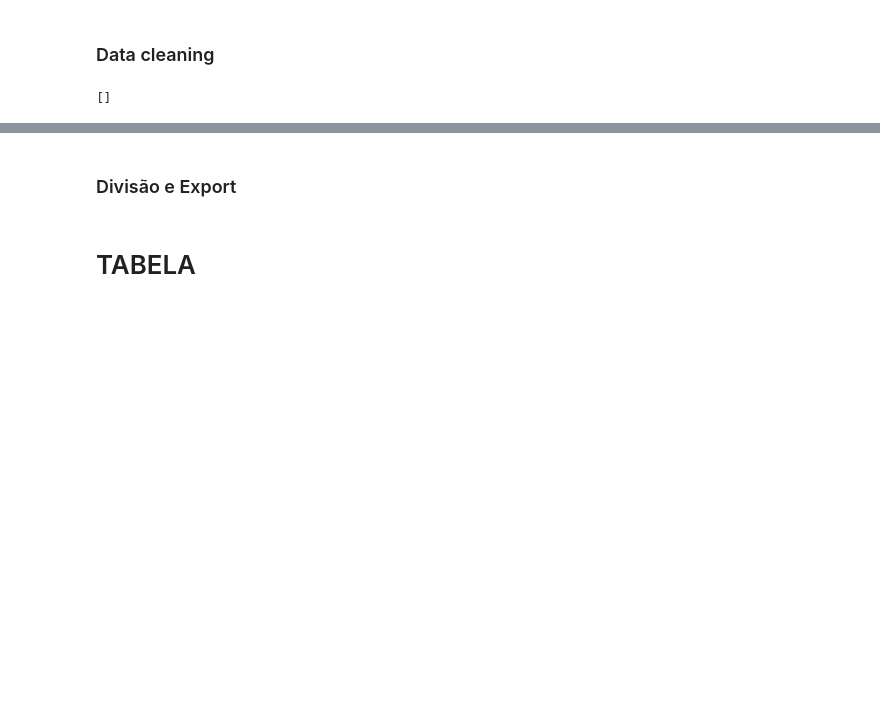
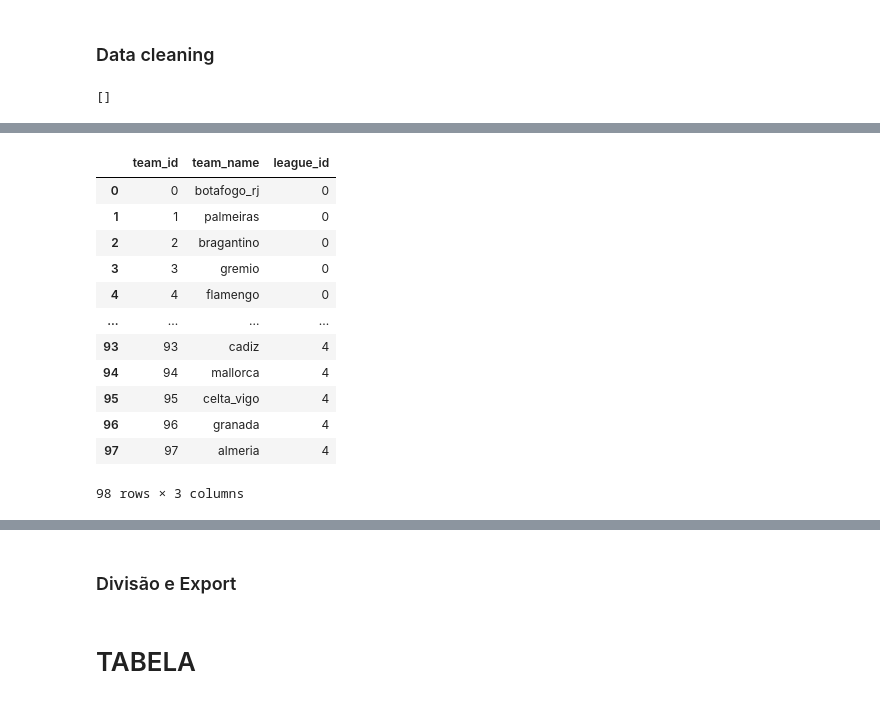
Before and after one commit to salvnetto/GOALS, a Jupyter notebook: scraper/data_cleaning.ipynb, the cells around one changed output, grey strips where cells are left out. Saved outputs shown, nothing was run; the diff lists cells and outputs as text; code cells hidden in the pictures; blank space fills up the shorter version.

```diff
--- a/scraper/data_cleaning.ipynb
+++ b/scraper/data_cleaning.ipynb
@@ -92,0 +153,16 @@ historico.rename(columns={'index': 'game_id'}, inplace=True)
+# %%
+teams_id
+# %% [output]
+|  | team_id | team_name | league_id |
+| 0 | 0 | botafogo_rj | 0 |
+| 1 | 1 | palmeiras | 0 |
+| 2 | 2 | bragantino | 0 |
+| 3 | 3 | gremio | 0 |
+| 4 | 4 | flamengo | 0 |
+| ... | ... | ... | ... |
+| 93 | 93 | cadiz | 4 |
+| 94 | 94 | mallorca | 4 |
+| 95 | 95 | celta_vigo | 4 |
+| 96 | 96 | granada | 4 |
+| 97 | 97 | almeria | 4 |
+98 rows × 3 columns
```
Also changed, not shown: parts of 23 cells of this notebook, 9 other files.
